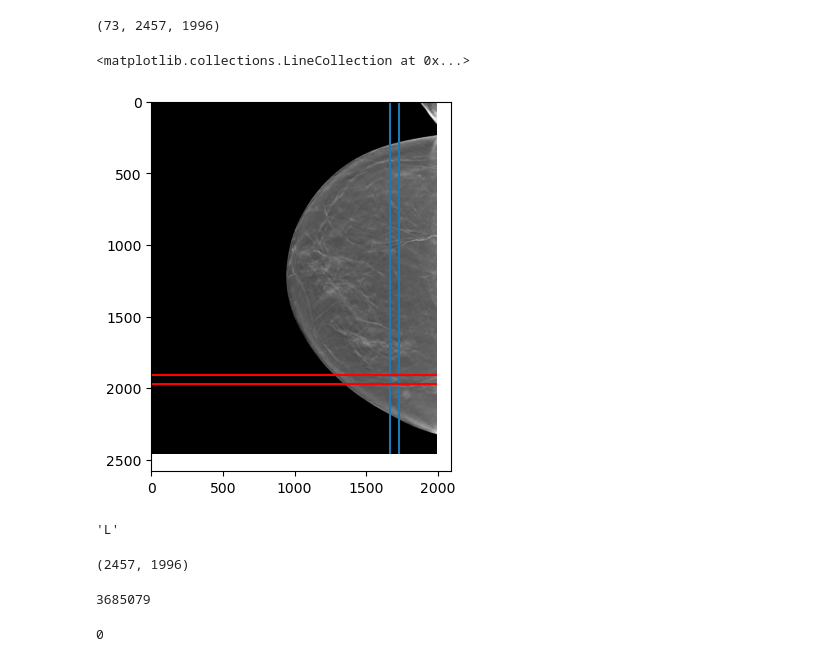
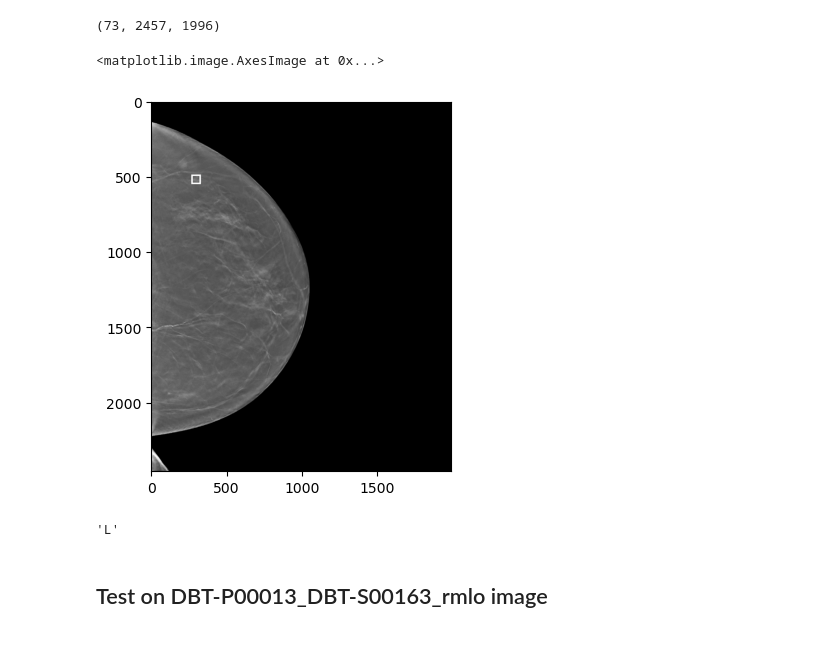
Before and after one commit to andreaberti11235/DBT_utils_script, a Jupyter notebook: dcm_to_png_crop_test.ipynb, the cells around one changed output. Drawn from its saved outputs; the diff is of its cells as text; code cells hidden in the pictures.

Commit message:
modified notebook, added more tests, added function to ckeck laterality and eventually flip the image

```diff
--- a/dcm_to_png_crop_test.ipynb
+++ b/dcm_to_png_crop_test.ipynb
@@ -8,3 +8,40 @@ import pandas as pd
 import pydicom
 from PIL import Image
 import scipy.ndimage
+# %%
+def draw_box(
+    image,
+    x,
+    y,
+    width,
+    height,
+    color = None,
+    lw=4,
+):
+
+    """Draw bounding box on an image
+
+    Arguments:
+        image {np.ndarray}: Numpy array of the image
+        x {int}: X coordinate of the bounding-box (from csv)
+        y {int}: Y coordinate of the bounding-box (from csv)
+        width {int}: Width of the bounding-box (from csv)
+        hight {int}: Hight of the bounding-box (from csv)
+        color {}: Color of the bounding-box (default: {None})
+        lw {int}: Line width (default: {4})
+
+    Returns:
+        image {np.ndarray}: Numpy array of the image with the bounding-box
+    """
+
+    x = min(max(x, 0), image.shape[1] - 1)
+    y = min(max(y, 0), image.shape[0] - 1)
+    if color is None:
+        color = np.max(image)
+    if len(image.shape) > 2 and not hasattr(color, "__len__"):
+        color = (color,) + (0,) * (image.shape[-1] - 1)
+    image[y : y + lw, x : x + width] = color
+    image[y + height - lw : y + height, x : x + width] = color
+    image[y : y + height, x : x + lw] = color
+    image[y : y + height, x + width - lw : x + width] = color
+    return image
@@ -19,6 +63,7 @@ dcm_img = pydicom.dcmread(img_path)
 # %%
 npy_img = dcm_img.pixel_array
 # %%
+npy_img = np.flip(npy_img, (1, 2))
 npy_img = ((npy_img - np.amin(npy_img))/(np.amax(npy_img) - np.amin(npy_img)))*255
 # %%
 npy_img =npy_img.astype(np.uint8)
@@ -26,13 +71,12 @@ npy_img =npy_img.astype(np.uint8)
 npy_img.shape
 # %% [output]
 (73, 2457, 1996)
-# %%
-plt.imshow(npy_img[19, :, :], cmap=plt.cm.gray)
-plt.vlines([npy_img.shape[2] - 267, npy_img.shape[2] - (267+64)], ymin=0, ymax=npy_img.shape[1])
-plt.hlines([npy_img.shape[1] - 488, npy_img.shape[1] - (488+64)], xmin=0, xmax=npy_img.shape[2], colors='r')
-# %% [output]
-<matplotlib.collections.LineCollection at 0x...>
-[figure, removed]
+# %%
+img_bbox = draw_box(image=npy_img[19, :, :], x=267, y=488, width=64, height=64, lw=10)
+plt.imshow(img_bbox, cmap='gray')
+# %% [output]
+<matplotlib.image.AxesImage at 0x...>
+[figure, added]
 # %%
 view = 'lcc'
 view_laterality = view[0].upper()
@@ -40,15 +84,5 @@ view_laterality = view[0].upper()
 view_laterality
 # %% [output]
 'L'
-# %%
-npy_img[19 or 0].shape
-# %% [output]
-(2457, 1996)
-# %%
-np.sum(npy_img[:, 0])
-# %% [output]
-3685079
-# %%
-np.sum(npy_img[:, -1])
-# %% [output]
-0
+# %% [markdown]
+## Test on DBT-P00013_DBT-S00163_rmlo image
```
Also changed, not shown: parts of 7 cells of this notebook.
